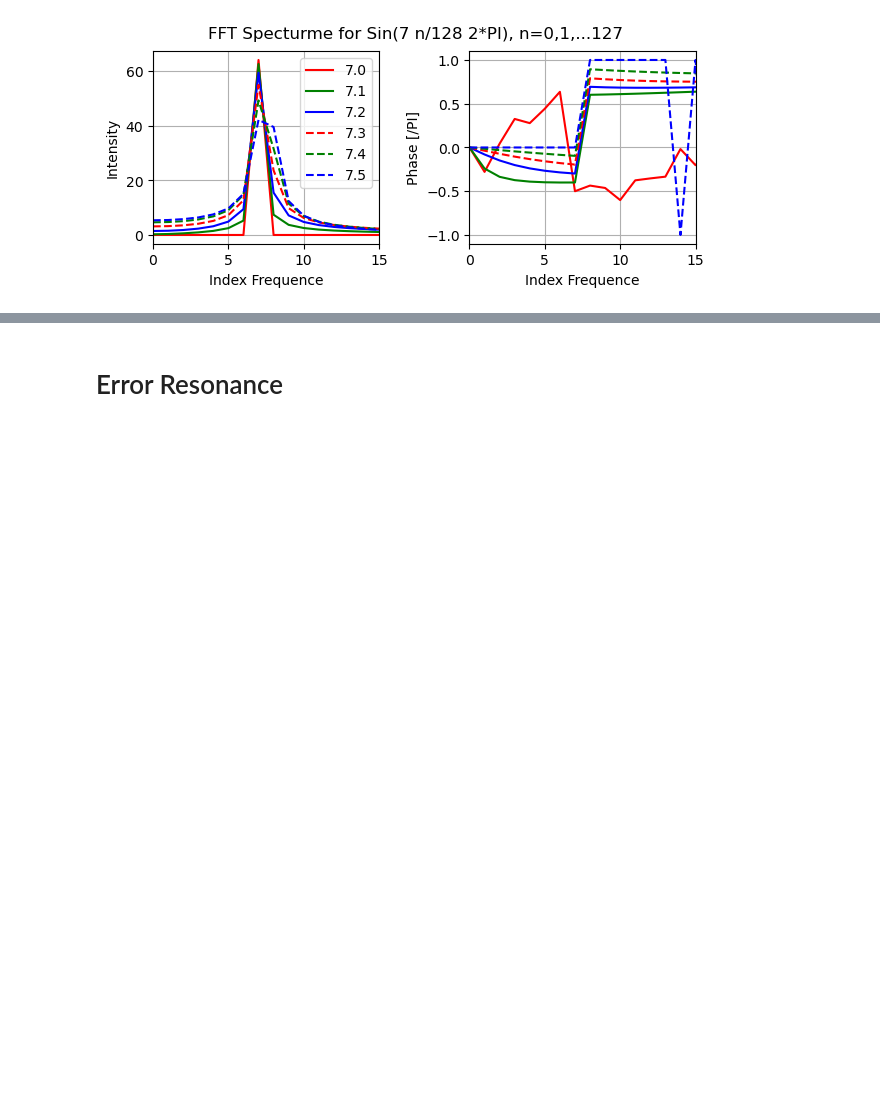
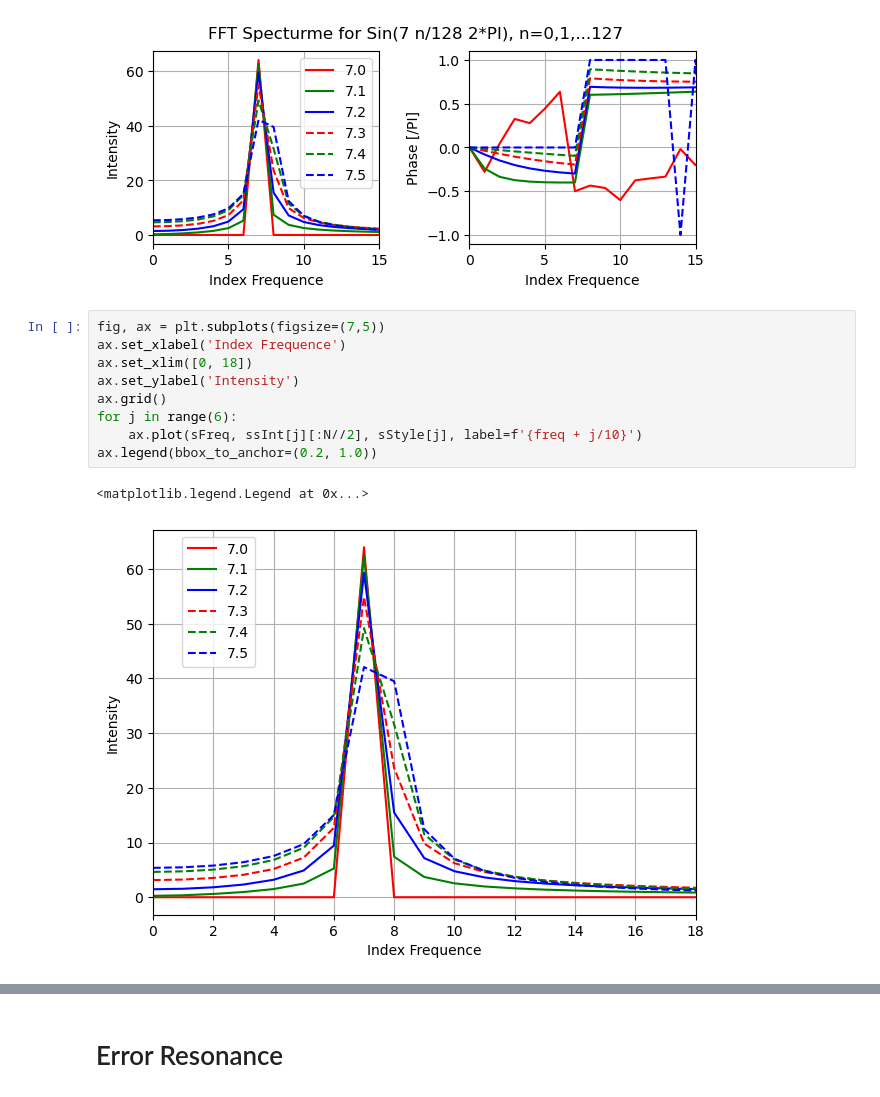
Before and after one commit to Chengpu0707/VarianceArithmetic, a Jupyter notebook: IPyNb/FFT_unfaithful.ipynb, the cells around one changed output, grey strips where cells are left out. Saved outputs shown, nothing was run; the diff lists cells and outputs as text; blank space fills up the shorter version.

```diff
--- a/IPyNb/FFT_unfaithful.ipynb
+++ b/IPyNb/FFT_unfaithful.ipynb
@@ -74,3 +74,15 @@ for j in range(6):
     ax2.plot(sFreq, ssAngle[j][:N//2]/np.pi, sStyle[j], label=f'{freq + j/10}')
 # %% [output]
 [figure]
+# %%
+fig, ax = plt.subplots(figsize=(7,5))
+ax.set_xlabel('Index Frequence')
+ax.set_xlim([0, 18])
+ax.set_ylabel('Intensity')
+ax.grid()
+for j in range(6):
+    ax.plot(sFreq, ssInt[j][:N//2], sStyle[j], label=f'{freq + j/10}')
+ax.legend(bbox_to_anchor=(0.2, 1.0))
+# %% [output]
+<matplotlib.legend.Legend at 0x...>
+[figure, added]
```
Also changed, not shown: parts of 2 cells of this notebook, 7 other files.
